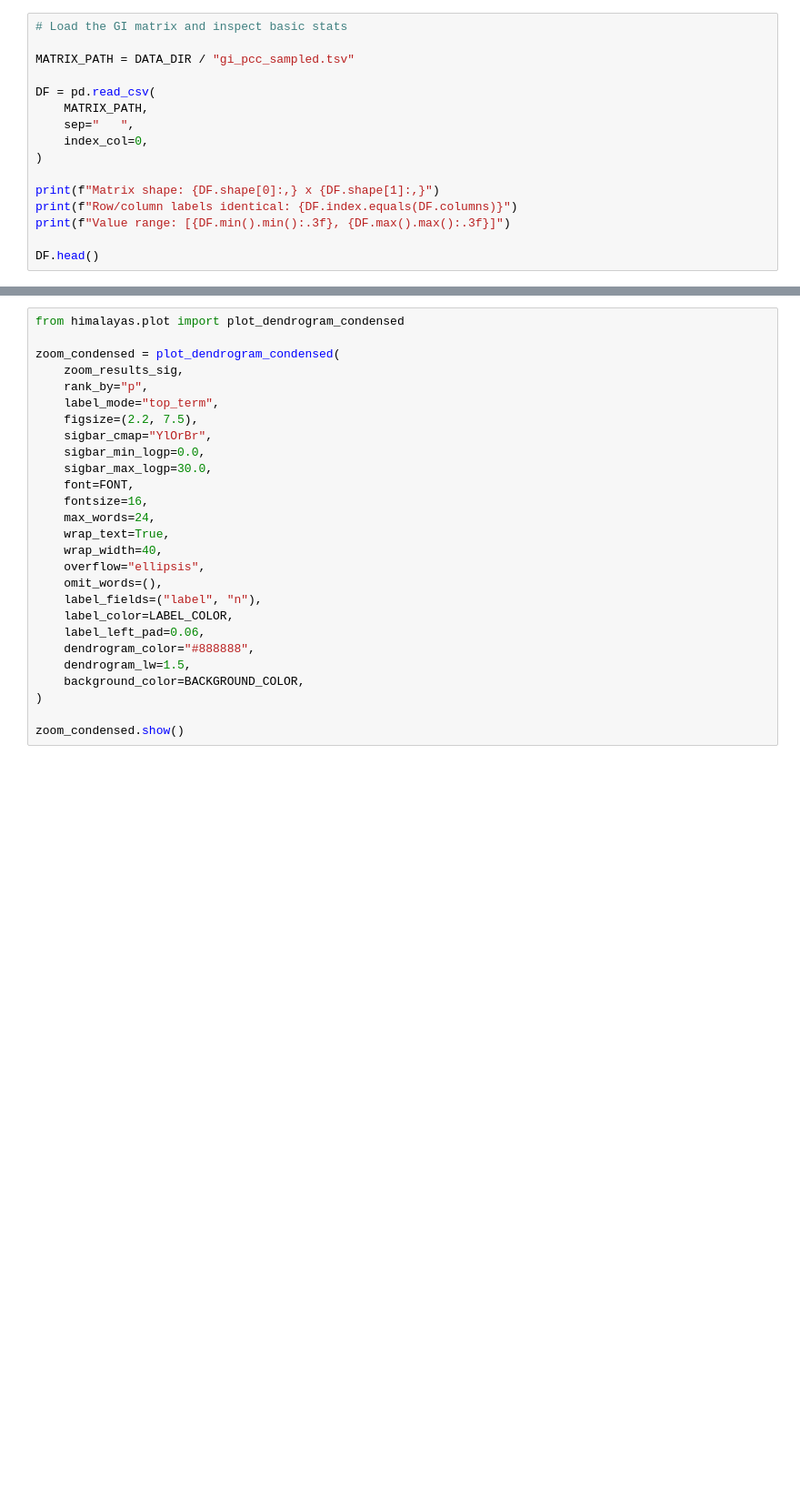
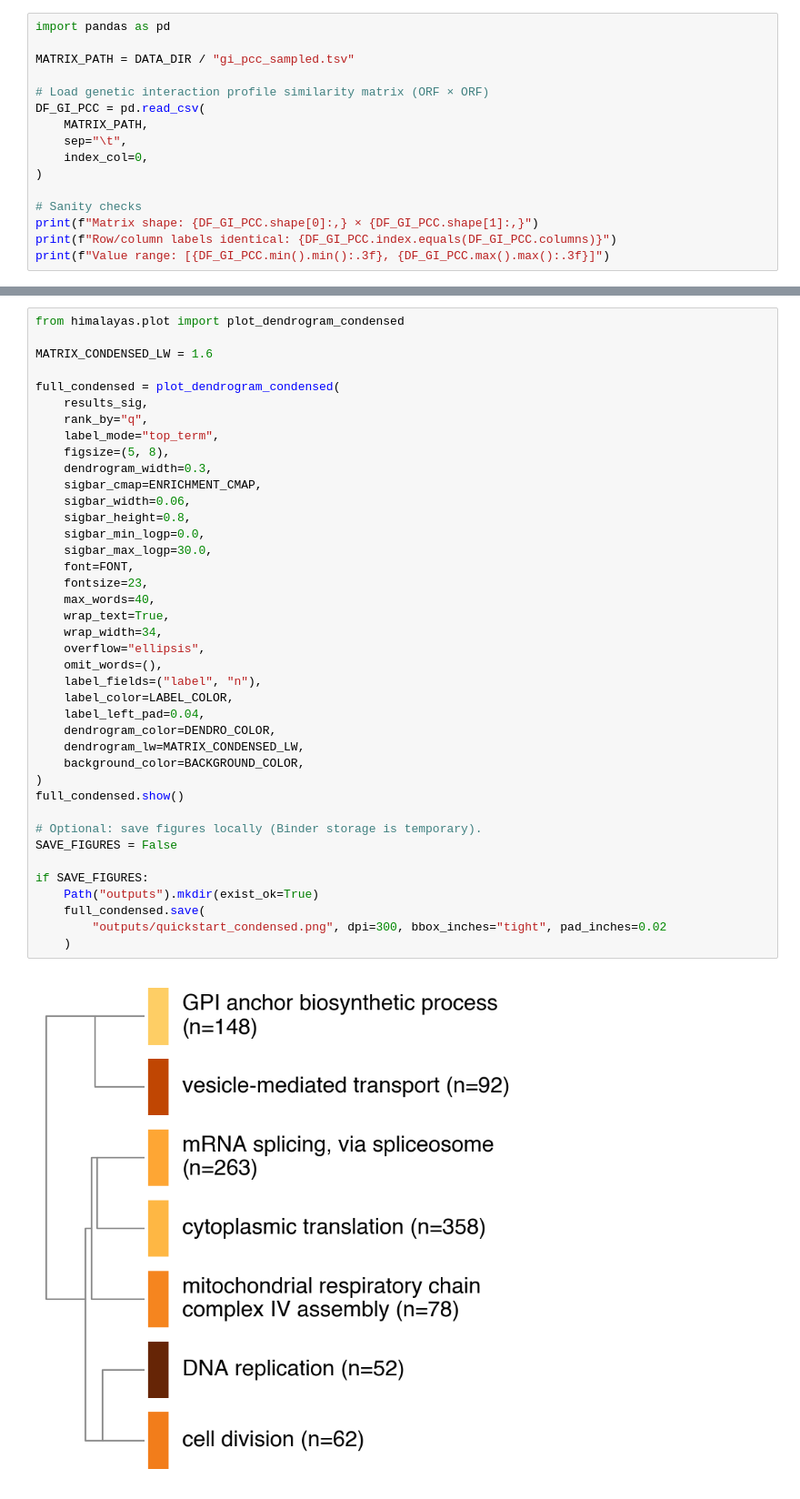
Before and after one commit to himalayas-base/himalayas-docs, a Jupyter notebook: notebooks/quickstart.ipynb, the cells around one changed output, grey strips where cells are left out. Shown at 91% size. Drawn from its saved outputs; the diff is of its cells as text; blank space fills up the shorter version.

```diff
--- a/notebooks/quickstart.ipynb
+++ b/notebooks/quickstart.ipynb
@@ -80,17 +102,17 @@ Load a gene-by-gene similarity matrix (PCC). Rows and columns should have identi
 # %%
-# Load the GI matrix and inspect basic stats
+import pandas as pd
 
 MATRIX_PATH = DATA_DIR / "gi_pcc_sampled.tsv"
 
-DF = pd.read_csv(
+# Load genetic interaction profile similarity matrix (ORF × ORF)
+DF_GI_PCC = pd.read_csv(
     MATRIX_PATH,
-    sep="	",
+    sep="\t",
     index_col=0,
 )
 
-print(f"Matrix shape: {DF.shape[0]:,} x {DF.shape[1]:,}")
-print(f"Row/column labels identical: {DF.index.equals(DF.columns)}")
-print(f"Value range: [{DF.min().min():.3f}, {DF.max().max():.3f}]")
-
-DF.head()
+# Sanity checks
+print(f"Matrix shape: {DF_GI_PCC.shape[0]:,} × {DF_GI_PCC.shape[1]:,}")
+print(f"Row/column labels identical: {DF_GI_PCC.index.equals(DF_GI_PCC.columns)}")
+print(f"Value range: [{DF_GI_PCC.min().min():.3f}, {DF_GI_PCC.max().max():.3f}]")
 # %% [output]
@@ -454,27 +332,42 @@ Summarize the cluster 3 zoom hierarchy with cluster-level labels and enrichment
 # %%
 from himalayas.plot import plot_dendrogram_condensed
 
-zoom_condensed = plot_dendrogram_condensed(
-    zoom_results_sig,
-    rank_by="p",
+MATRIX_CONDENSED_LW = 1.6
+
+full_condensed = plot_dendrogram_condensed(
+    results_sig,
+    rank_by="q",
     label_mode="top_term",
-    figsize=(2.2, 7.5),
-    sigbar_cmap="YlOrBr",
+    figsize=(5, 8),
+    dendrogram_width=0.3,
+    sigbar_cmap=ENRICHMENT_CMAP,
+    sigbar_width=0.06,
+    sigbar_height=0.8,
     sigbar_min_logp=0.0,
     sigbar_max_logp=30.0,
     font=FONT,
-    fontsize=16,
-    max_words=24,
+    fontsize=23,
+    max_words=40,
     wrap_text=True,
-    wrap_width=40,
+    wrap_width=34,
     overflow="ellipsis",
     omit_words=(),
     label_fields=("label", "n"),
     label_color=LABEL_COLOR,
-    label_left_pad=0.06,
-    dendrogram_color="#888888",
-    dendrogram_lw=1.5,
+    label_left_pad=0.04,
+    dendrogram_color=DENDRO_COLOR,
+    dendrogram_lw=MATRIX_CONDENSED_LW,
     background_color=BACKGROUND_COLOR,
 )
+full_condensed.show()
 
-zoom_condensed.show()
+# Optional: save figures locally (Binder storage is temporary).
+SAVE_FIGURES = False
+
+if SAVE_FIGURES:
+    Path("outputs").mkdir(exist_ok=True)
+    full_condensed.save(
+        "outputs/quickstart_condensed.png", dpi=300, bbox_inches="tight", pad_inches=0.02
+    )
+# %% [output]
+[figure, added]
```
Also changed, not shown: parts of 18 cells of this notebook, 3 other files.
